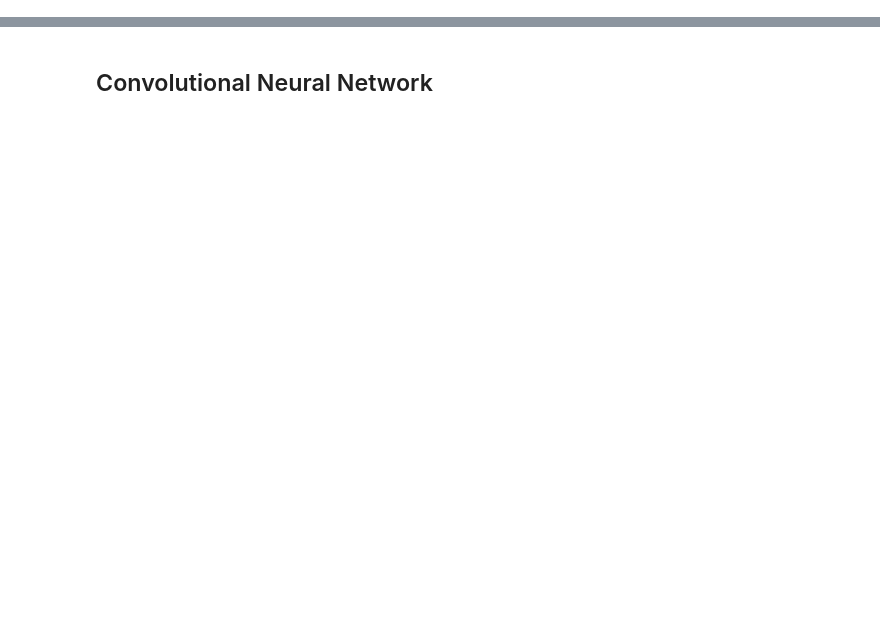
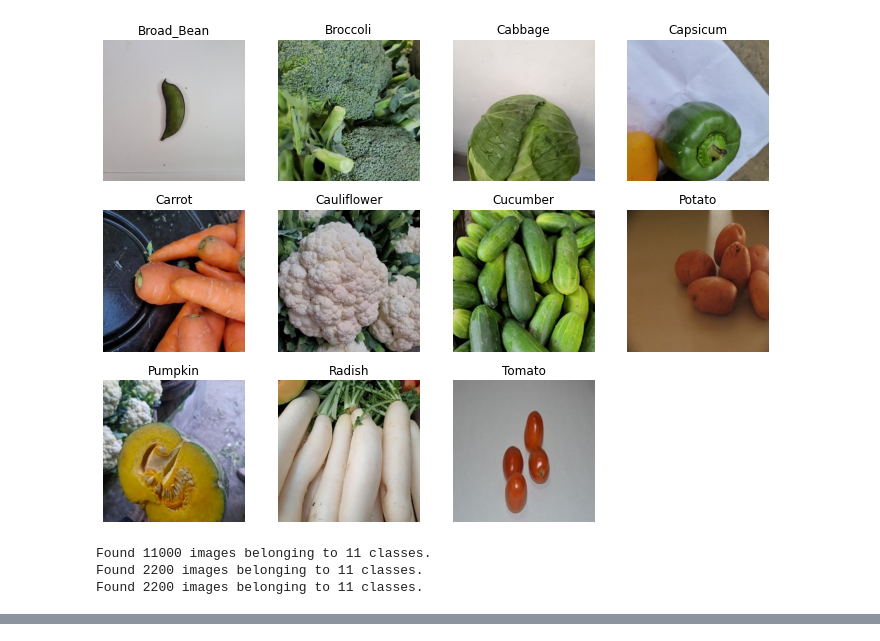
Before and after one commit to georginamanyanic/Final-project, a Jupyter notebook: notebooks/CNN.ipynb, the cells around one changed output, grey strips where cells are left out. Saved outputs shown, nothing was run; the diff lists cells and outputs as text; code cells hidden in the pictures; blank space fills up the shorter version.

```diff
--- a/notebooks/CNN.ipynb
+++ b/notebooks/CNN.ipynb
@@ -37,0 +18,3 @@ train
+# %%
+images_in_folder = os.listdir('C:/Users/manya/Documents/Ironhack/Course/Final-project/images/train/Broccoli')
+images_in_folder
@@ -38 +39,60 @@ train
+# %%
+image_categories = os.listdir('C:/Users/manya/Documents/Ironhack/Course/Final-project/images/train') #listado de las categorias de verduras
+
+def plot_images(image_categories):
+
+    # Crear figura
+    plt.figure(figsize=(12, 12))
+    for label, category in enumerate(image_categories): #enumerate añade un contador a la lista
+
+        # Load images for the ith category
+        image_path = train_path + '/' + category
+        images_in_folder = os.listdir(image_path) #lista de todas las imagenes de la carpeta
+        first_image_of_folder = images_in_folder[0] #solo plotearemos la primera imagen de cada category
+        first_image_path = image_path + '/' + first_image_of_folder
+        img = image.load_img(first_image_path)
+        img_arr = image.img_to_array(img)/255.0 #Convertir imagen en array
+
+
+        # Crear subplot y agregar las imagenes
+        plt.subplot(4, 4, i+1)
+        plt.imshow(img_arr)
+        plt.title(cat)
+        plt.axis('off')
+
+    plt.show()
+
+plot_images(image_categories)
+# %% [output]
+[figure, added]
+# %%
+# Creating Image Data Generator for train, validation and test set
+
+# 1. Train Set
+train_gen = ImageDataGenerator(rescale = 1.0/255.0) # Normalise the data
+train_image_generator = train_gen.flow_from_directory(
+                                            train_path,
+                                            target_size=(150, 150),
+                                            batch_size=32,
+                                            class_mode='categorical')
+
+# 2. Validation Set
+val_gen = ImageDataGenerator(rescale = 1.0/255.0) # Normalise the data
+val_image_generator = train_gen.flow_from_directory(
+                                            validation_path,
+                                            target_size=(150, 150),
+                                            batch_size=32,
+                                            class_mode='categorical')
+
+# 3. Test Set
+test_gen = ImageDataGenerator(rescale = 1.0/255.0) # Normalise the data
+test_image_generator = train_gen.flow_from_directory(
+                                            test_path,
+                                            target_size=(150, 150),
+                                            batch_size=32,
+                                            class_mode='categorical')
+# %% [output]
+Found 11000 images belonging to 11 classes.
+Found 2200 images belonging to 11 classes.
+Found 2200 images belonging to 11 classes.
 # %%
@@ -53,2 +102,0 @@ classes
-# %% [markdown]
-## Convolutional Neural Network
```
Also changed, not shown: parts of 19 cells of this notebook.
